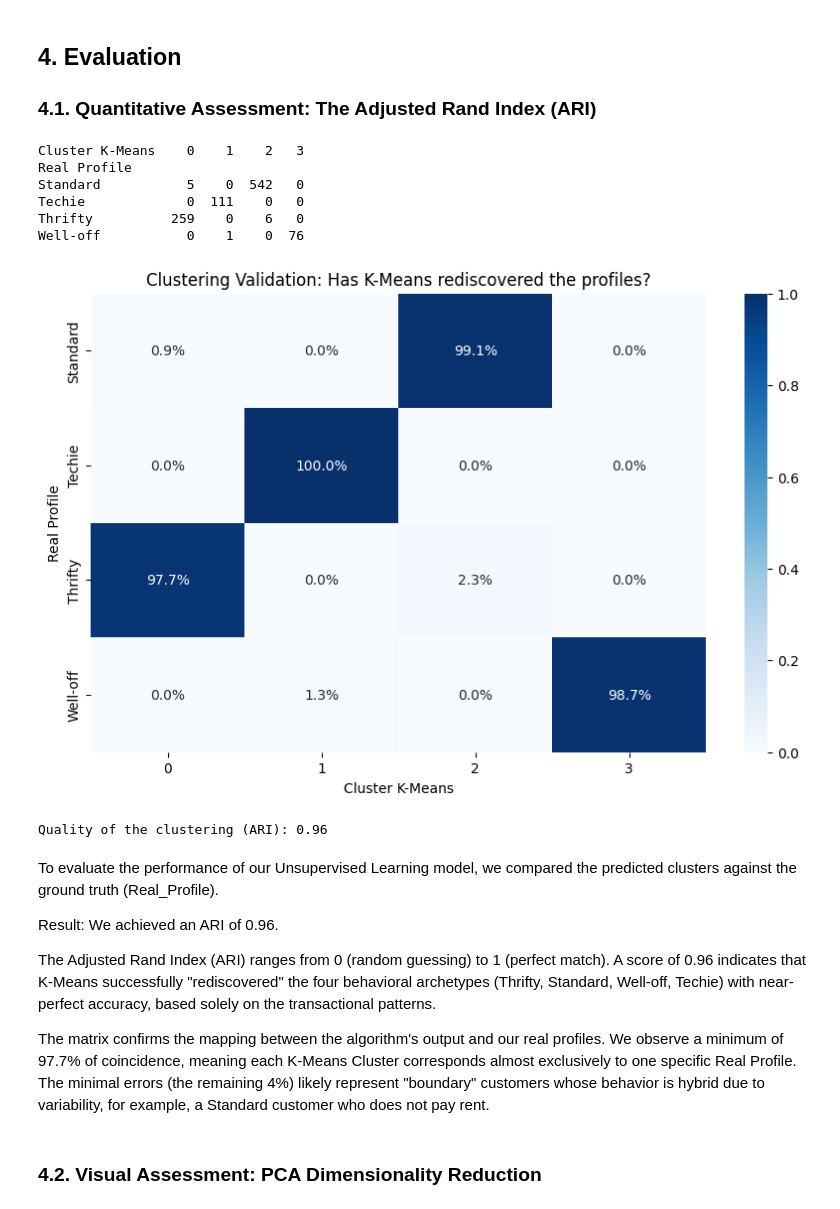
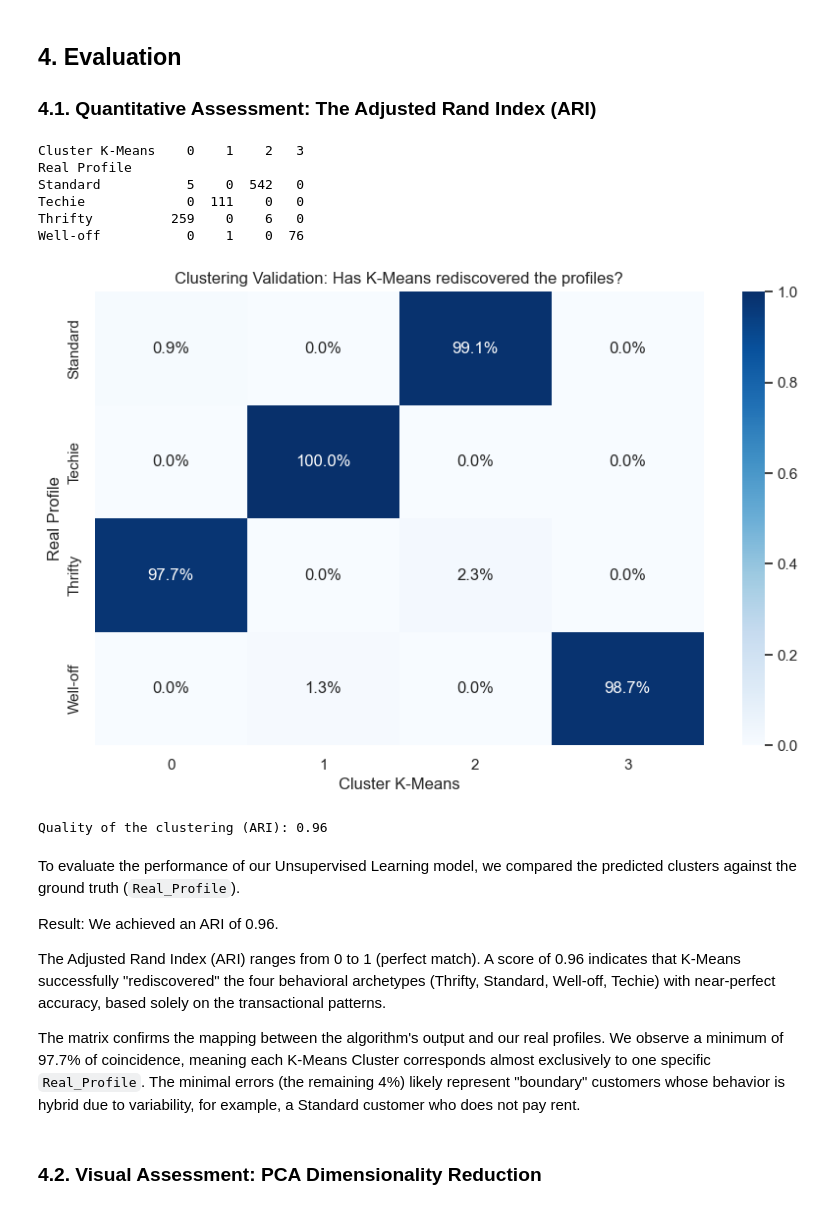
Before and after one commit to dexpositov/Financial-Fraud-Detection-System, a Jupyter notebook: notebooks/03_customer_segmentation.ipynb, the cells around one changed output. Cells and saved outputs as stored; diff of their text form; code cells hidden in the pictures.

```diff
--- a/notebooks/03_customer_segmentation.ipynb
+++ b/notebooks/03_customer_segmentation.ipynb
@@ -108,36 +108,39 @@ joblib.dump(pipeline_kmeans, '../models/pipeline_kmeans.pkl')
 
 ### 4.1. Quantitative Assessment: The Adjusted Rand Index (ARI)
 # %%
+# Visual style configuration for plots
+sns.set_theme(style="whitegrid", context="notebook", palette="bright")
+
 # Crosstable: Real Profile vs Cluster
 confusion = pd.crosstab(
     customer_data['Real_Profile'],
     customer_data['Cluster_Predicted'],
     rownames=['Real Profile'],
     colnames=['Cluster K-Means']
     )
 
 confusion_pct = pd.crosstab(
     customer_data['Real_Profile'],
     customer_data['Cluster_Predicted'],
     rownames=['Real Profile'],
     colnames=['Cluster K-Means'],
     normalize='index')
 
 print(confusion)
 
 # Heatmap of the confusion matrix
 plt.figure(figsize=(10, 6))
 sns.heatmap(confusion_pct, annot=True, fmt='.1%', cmap='Blues')
 plt.title('Clustering Validation: Has K-Means rediscovered the profiles?')
 plt.show()
 # %% [output]
 Cluster K-Means    0    1    2   3
 Real Profile
 Standard           5    0  542   0
 Techie             0  111    0   0
 Thrifty          259    0    6   0
 Well-off           0    1    0  76
-[figure, old version]
+[figure, new version]
 # %%
 # Adjusted Rand Index (ARI) to evaluate clustering quality
 ari = adjusted_rand_score(customer_data['Real_Profile'], customer_data['Cluster_Predicted'])
@@ -145,13 +148,13 @@ print(f"Quality of the clustering (ARI): {ari:.2f}")
 # %% [output]
 Quality of the clustering (ARI): 0.96
 # %% [markdown]
-To evaluate the performance of our Unsupervised Learning model, we compared the predicted clusters against the ground truth (Real_Profile).
+To evaluate the performance of our Unsupervised Learning model, we compared the predicted clusters against the ground truth (`Real_Profile`).
 
 Result: We achieved an ARI of 0.96.
 
-The Adjusted Rand Index (ARI) ranges from 0 (random guessing) to 1 (perfect match). A score of 0.96 indicates that K-Means successfully "rediscovered" the four behavioral archetypes (Thrifty, Standard, Well-off, Techie) with near-perfect accuracy, based solely on the transactional patterns.
+The Adjusted Rand Index (ARI) ranges from 0 to 1 (perfect match). A score of 0.96 indicates that K-Means successfully "rediscovered" the four behavioral archetypes (Thrifty, Standard, Well-off, Techie) with near-perfect accuracy, based solely on the transactional patterns.
 
-The matrix confirms the mapping between the algorithm's output and our real profiles. We observe a minimum of 97.7% of coincidence, meaning each K-Means Cluster corresponds almost exclusively to one specific Real Profile. The minimal errors (the remaining 4%) likely represent "boundary" customers whose behavior is hybrid due to variability, for example, a Standard customer who does not pay rent.
+The matrix confirms the mapping between the algorithm's output and our real profiles. We observe a minimum of 97.7% of coincidence, meaning each K-Means Cluster corresponds almost exclusively to one specific `Real_Profile`. The minimal errors (the remaining 4%) likely represent "boundary" customers whose behavior is hybrid due to variability, for example, a Standard customer who does not pay rent.
 # %% [markdown]
 ### 4.2. Visual Assessment: PCA Dimensionality Reduction
 # %%
```
Also changed, not shown: parts of 6 cells of this notebook, 2 other files.
